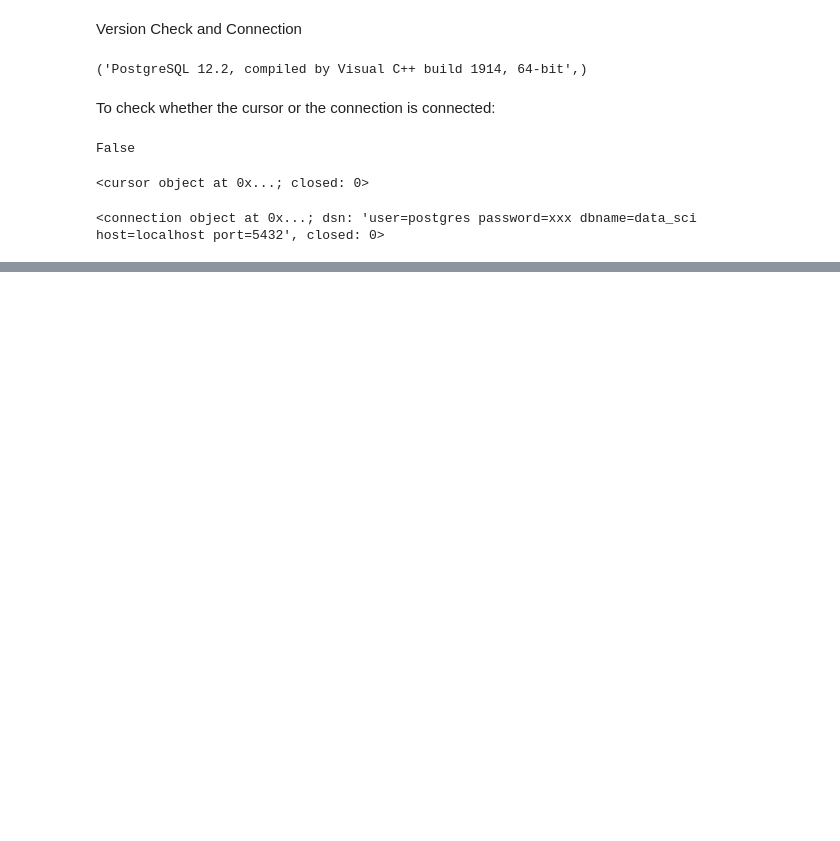
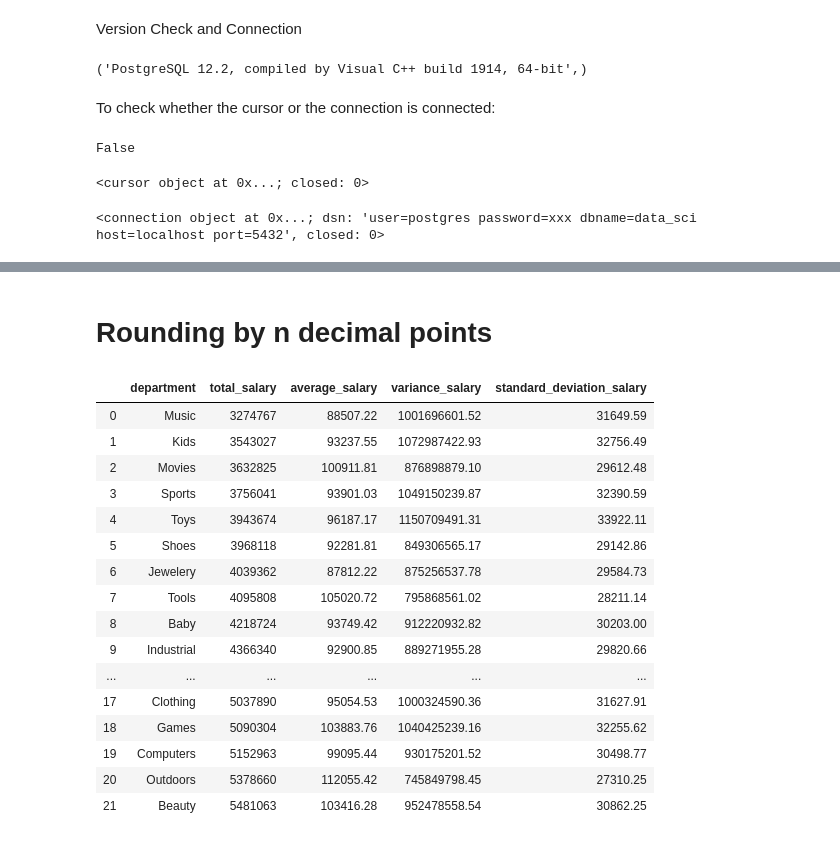
Before and after one commit to yasharmansouri/SQL-for-Data-Science, a Jupyter notebook: sql_for_data_science.ipynb, the cells around one changed output, grey strips where cells are left out. Saved outputs shown, nothing was run; the diff lists cells and outputs as text; code cells hidden in the pictures; blank space fills up the shorter version.

```diff
--- a/sql_for_data_science.ipynb
+++ b/sql_for_data_science.ipynb
@@ -67,0 +208,33 @@ cur
+# %% [markdown]
+# Rounding by n decimal points
+# %%
+command = """SELECT
+             department,
+             SUM(salary) AS total_salary,
+             ROUND(AVG(salary),2) AS average_salary,
+             ROUND(var_pop(salary),2) AS variance_salary,
+             ROUND(stddev_pop(salary),2) AS standard_deviation_salary
+             FROM staff
+             GROUP BY department
+             ORDER BY total_salary;"""
+cur.execute(command)
+cols = [x[0] for x in cur.description]
+pd.DataFrame(cur.fetchall(), columns=cols)
+# %% [output]
+|  | department | total_salary | average_salary | variance_salary | standard_deviation_salary |
+| 0 | Music | 3274767 | 88507.22 | 1001696601.52 | 31649.59 |
+| 1 | Kids | 3543027 | 93237.55 | 1072987422.93 | 32756.49 |
+| 2 | Movies | 3632825 | 100911.81 | 876898879.10 | 29612.48 |
+| 3 | Sports | 3756041 | 93901.03 | 1049150239.87 | 32390.59 |
+| 4 | Toys | 3943674 | 96187.17 | 1150709491.31 | 33922.11 |
+| 5 | Shoes | 3968118 | 92281.81 | 849306565.17 | 29142.86 |
+| 6 | Jewelery | 4039362 | 87812.22 | 875256537.78 | 29584.73 |
+| 7 | Tools | 4095808 | 105020.72 | 795868561.02 | 28211.14 |
+| 8 | Baby | 4218724 | 93749.42 | 912220932.82 | 30203.00 |
+| 9 | Industrial | 4366340 | 92900.85 | 889271955.28 | 29820.66 |
+| ... | ... | ... | ... | ... | ... |
+| 17 | Clothing | 5037890 | 95054.53 | 1000324590.36 | 31627.91 |
+| 18 | Games | 5090304 | 103883.76 | 1040425239.16 | 32255.62 |
+| 19 | Computers | 5152963 | 99095.44 | 930175201.52 | 30498.77 |
+| 20 | Outdoors | 5378660 | 112055.42 | 745849798.45 | 27310.25 |
+| 21 | Beauty | 5481063 | 103416.28 | 952478558.54 | 30862.25 |
```
Also changed, not shown: parts of 19 cells of this notebook.
